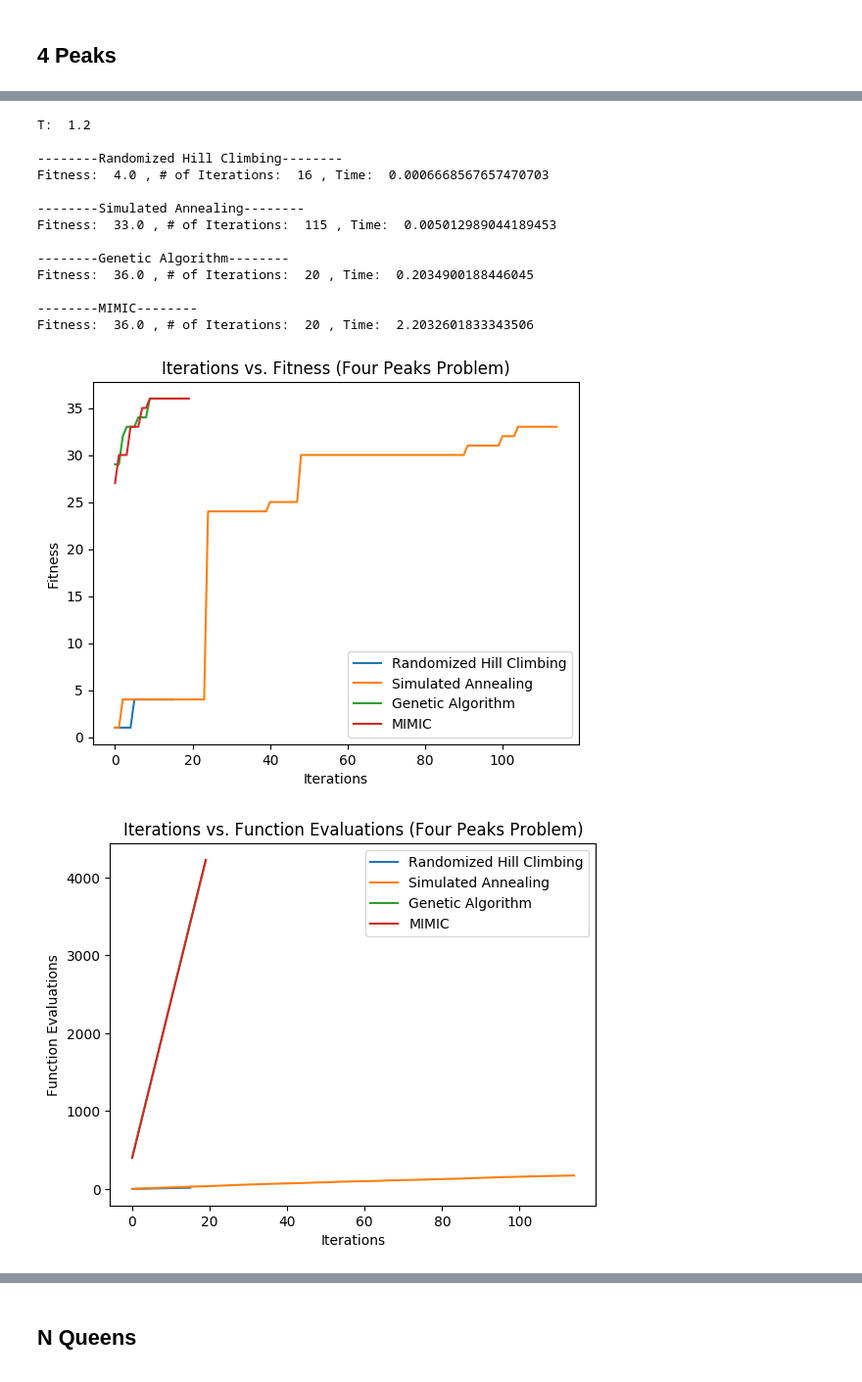
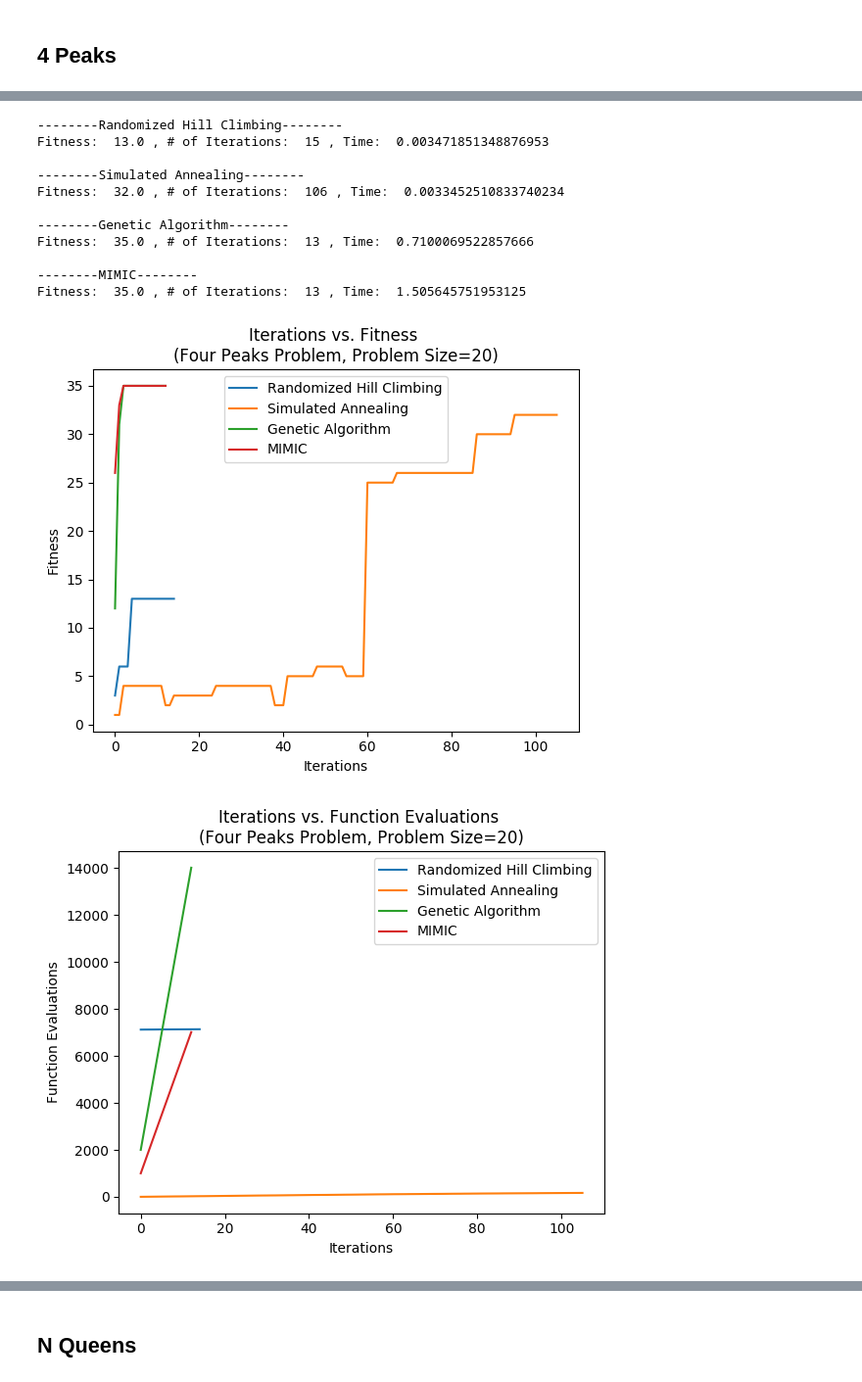
Before and after one commit to aashiamehta/MachineLearning, a Jupyter notebook: Project2/randomized_optimization.ipynb, the cells around one changed output, grey strips where cells are left out. Shown at 98% size. Cells and saved outputs as stored; diff of their text form; code cells hidden in the pictures.

Commit message:
four peaks graphs

```diff
--- a/Project2/randomized_optimization.ipynb
+++ b/Project2/randomized_optimization.ipynb
@@ -67,0 +87,20 @@ random_state = 5
+# %%
+# Tuning Randomized Hill Climbing
+plt.title("Iterations vs. Fitness " + "\n(Four Peaks, Randomized Hill Climbing, Problem Size=20)")
+plt.xlabel("Iterations")
+plt.ylabel("Fitness")
+problem = four_peaks_problem_size_20
+max_attempts = 10
+restarts_list = np.arange(0, 11).tolist()
+for restarts in restarts_list:
+    best_state_hc, best_fitness_hc, fitness_curve_hc = mlrose_hiive.random_hill_climb(problem,
+                                                 max_attempts=max_attempts,
+                                                 max_iters=1000,
+                                                 random_state=random_state,
+                                                 restarts=restarts,
+                                                 curve=True)
+    print("Restarts :", restarts, "Fitness: ", best_fitness_hc)
+    plt.plot(range(len(fitness_curve_hc[:,0])), fitness_curve_hc[:,0], label="Restarts: " + str(restarts))
+plt.legend(loc="best")
+plt.show()
+plt.close()
@@ -68,32 +246,21 @@ random_state = 5
 # %%
 # https://mlrose.readthedocs.io/en/stable/source/fitness.html
-t_pct = 0.15
-T = 0.15*8
-print("T: ", T)
-
-schedule = mlrose.ExpDecay() # for simulated annealing
-max_attempts = 10
-max_iters = 1000
-length = 20
-
-four_peaks_fitness = mlrose.FourPeaks(t_pct=t_pct)
-four_peaks_problem = mlrose.DiscreteOpt(length=length,
-                             fitness_fn=four_peaks_fitness,
-                             maximize=True)
-
+problem = four_peaks_problem_size_20
 # Four Peaks: Randomized Hill Climbing
+restarts = 7
 time_start = time.time()
-best_state_hc, best_fitness_hc, fitness_curve_hc = mlrose.random_hill_climb(problem=four_peaks_problem,
+best_state_hc, best_fitness_hc, fitness_curve_hc = mlrose.random_hill_climb(problem=problem,
                                                     max_attempts=max_attempts,
-                                                    max_iters=max_iters,
+                                                    max_iters=max_iters,restarts=restarts,
                                                     random_state=random_state,
                                                     curve=True)
 time_end = time.time()
 time_hc = time_end - time_start
 
 # Four Peaks: Simulated Annealing
+schedule = mlrose.GeomDecay(init_temp=10, decay=0.95)
 time_start = time.time()
-best_state_sa, best_fitness_sa, fitness_curve_sa =  mlrose.simulated_annealing(problem=four_peaks_problem,
+best_state_sa, best_fitness_sa, fitness_curve_sa =  mlrose.simulated_annealing(problem=problem,
                                                      schedule=schedule,
                                                      max_attempts=max_attempts,
                                                      max_iters=max_iters,
@@ -103,51 +270,53 @@ time_end = time.time()
 time_sa = time_end - time_start
 
 # Four Peaks: Genetic Algorithm
+pop_size = 1000
+mutation_prob = 0.01
 time_start = time.time()
-best_state_ga, best_fitness_ga, fitness_curve_ga =  mlrose.genetic_alg(problem=four_peaks_problem,
+best_state_ga, best_fitness_ga, fitness_curve_ga =  mlrose.genetic_alg(problem=problem,
                                              max_attempts=max_attempts,
-                                             max_iters=max_iters,
+                                             max_iters=max_iters, pop_size=pop_size, mutation_prob=mutation_prob,
                                              random_state=random_state, curve=True)
 time_end = time.time()
 time_ga = time_end - time_start
 
 # Four Peaks: MIMIC
+pop_size = 500
+keep_pct = 0.1
 time_start = time.time()
-best_state_m, best_fitness_m, fitness_curve_m = mlrose.mimic(problem=four_peaks_problem,
+best_state_m, best_fitness_m, fitness_curve_m = mlrose.mimic(problem=problem,
                                             max_attempts=max_attempts,
-                                            max_iters=max_iters, curve=True)
+                                            max_iters=max_iters, pop_size=pop_size, keep_pct=keep_pct, curve=True)
 time_end = time.time()
 time_m = time_end - time_start
 
 print("\n--------Randomized Hill Climbing--------")
 print("Fitness: ", best_fitness_hc, ", # of Iterations: ", len(fitness_curve_hc), ", Time: ", time_hc)
 print("\n--------Simulated Annealing--------")
 print("Fitness: ", best_fitness_sa, ", # of Iterations: ", len(fitness_curve_sa), ", Time: ", time_sa)
 print("\n--------Genetic Algorithm--------")
 print("Fitness: ", best_fitness_ga, ", # of Iterations: ", len(fitness_curve_ga), ", Time: ", time_ga)
 print("\n--------MIMIC--------")
 print("Fitness: ", best_fitness_m, ", # of Iterations: ", len(fitness_curve_m), ", Time: ", time_m)
 
 four_peaks_fitness_curves = [fitness_curve_hc, fitness_curve_sa, fitness_curve_ga, fitness_curve_m]
-plot_fitnesses("Four Peaks Problem", algorithms, four_peaks_fitness_curves)
-plot_function_evaluations("Four Peaks Problem", algorithms, four_peaks_fitness_curves)
+plot_fitnesses("Four Peaks Problem, Problem Size=20", algorithms, four_peaks_fitness_curves)
+plot_function_evaluations("Four Peaks Problem, Problem Size=20", algorithms, four_peaks_fitness_curves)
 
 four_peaks_times = [time_hc, time_sa, time_ga, time_m]
 four_peaks_times = [round(i, 4) for i in times]
 plot_times("Four Peaks Problem", algorithms, four_peaks_times)
 # %% [output]
-T:  1.2
-
 --------Randomized Hill Climbing--------
-Fitness:  4.0 , # of Iterations:  16 , Time:  0.0006668567657470703
+Fitness:  13.0 , # of Iterations:  15 , Time:  0.003471851348876953
 
 --------Simulated Annealing--------
-Fitness:  33.0 , # of Iterations:  115 , Time:  0.005012989044189453
+Fitness:  32.0 , # of Iterations:  106 , Time:  0.0033452510833740234
 
 --------Genetic Algorithm--------
-Fitness:  36.0 , # of Iterations:  20 , Time:  0.2034900188446045
+Fitness:  35.0 , # of Iterations:  13 , Time:  0.7100069522857666
 
 --------MIMIC--------
-Fitness:  36.0 , # of Iterations:  20 , Time:  2.2032601833343506
+Fitness:  35.0 , # of Iterations:  13 , Time:  1.505645751953125
-[figure, old version]
+[figure, new version]
-[figure, old version]
+[figure, new version]
```
Also changed, not shown: parts of 13 cells of this notebook, 10 other files.
